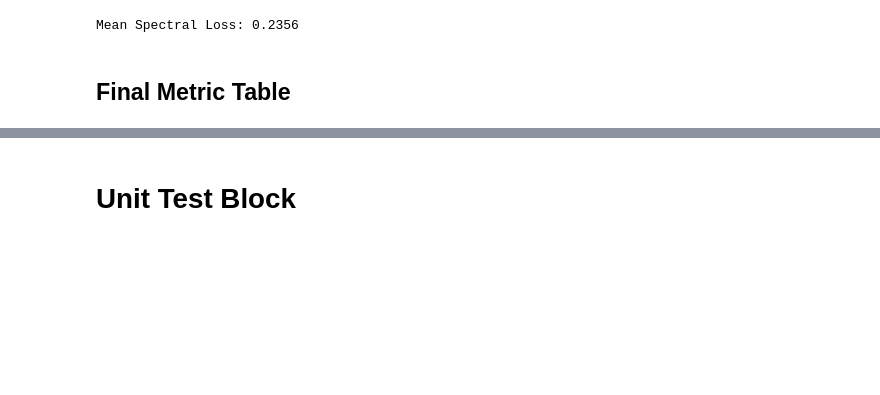
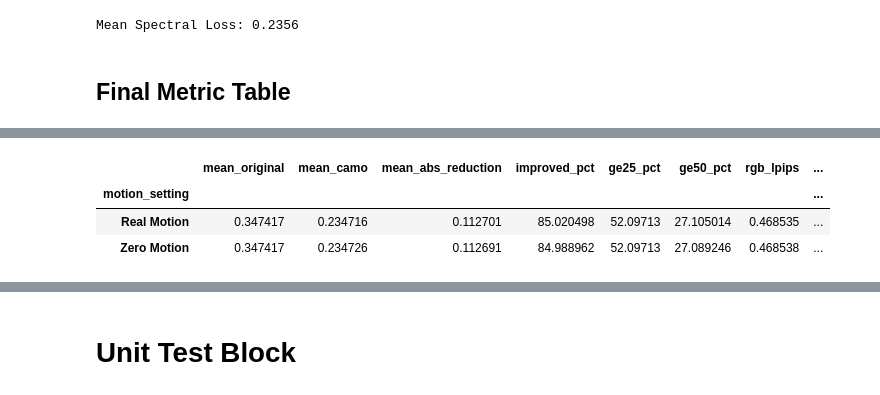
Before and after one commit to Debnath-Goutam/MS-DACS, a Jupyter notebook: MSDACS_Updated.ipynb, the cells around one changed output, grey strips where cells are left out. Saved outputs shown, nothing was run; the diff lists cells and outputs as text; code cells hidden in the pictures; blank space fills up the shorter version.

```diff
--- a/MSDACS_Updated.ipynb
+++ b/MSDACS_Updated.ipynb
@@ -5771,5 +5795,5 @@ def evaluate_candidates_on_test(
 # %%
-test_results_df = evaluate_candidates_on_test(
+results_real_motion = evaluate_candidates_on_test(
 
     test_data=test_data,
 
@@ -5784,6 +5808,8 @@ test_results_df = evaluate_candidates_on_test(
 
     alpha=1.0,
 
+    motion_mode='real'
+
     max_samples=None,
 
     seed=42
@@ -6341,0 +6403,8 @@ metrics_df.style.format('{:.4f}')
+# %%
+motion_ablation_df = pd.concat(
+    [
+        results_real_motion,
+        results_zero_motion
+    ],
+    ignore_index=True
+)
@@ -6341,0 +6442,80 @@ metrics_df.style.format('{:.4f}')
+# %%
+motion_summary = (
+    motion_ablation_df
+    .groupby("motion_setting")
+    .agg(
+        mean_original=(
+            "original_score",
+            "mean"
+        ),
+        mean_camo=(
+            "camouflaged_score",
+            "mean"
+        ),
+        mean_abs_reduction=(
+            "absolute_reduction",
+            "mean"
+        ),
+        improved_pct=(
+            "improved",
+            "mean"
+        ),
+        ge25_pct=(
+            "reduction_ge_25",
+            "mean"
+        ),
+        ge50_pct=(
+            "reduction_ge_50",
+            "mean"
+        ),
+        rgb_lpips=(
+            "rgb_lpips",
+            "mean"
+        ),
+        rgb_ssim=(
+            "rgb_ssim",
+            "mean"
+        ),
+        ir_ssim=(
+            "ir_ssim",
+            "mean"
+        ),
+        spectral_loss=(
+            "spectral_loss",
+            "mean"
+        )
+    )
+)
+
+motion_summary[
+    "overall_reduction_pct"
+] = (
+    (
+        motion_summary["mean_original"]
+        -
+        motion_summary["mean_camo"]
+    )
+    /
+    motion_summary["mean_original"]
+) * 100
+
+motion_summary[
+    "improved_pct"
+] *= 100
+
+motion_summary[
+    "ge25_pct"
+] *= 100
+
+motion_summary[
+    "ge50_pct"
+] *= 100
+
+display(
+    motion_summary
+)
+# %% [output]
+|  | mean_original | mean_camo | mean_abs_reduction | improved_pct | ge25_pct | ge50_pct | rgb_lpips | ... |
+| motion_setting |  |  |  |  |  |  |  | ... |
+| Real Motion | 0.347417 | 0.234716 | 0.112701 | 85.020498 | 52.09713 | 27.105014 | 0.468535 | ... |
+| Zero Motion | 0.347417 | 0.234726 | 0.112691 | 84.988962 | 52.09713 | 27.089246 | 0.468538 | ... |
```
Also changed, not shown: parts of 38 cells of this notebook.
